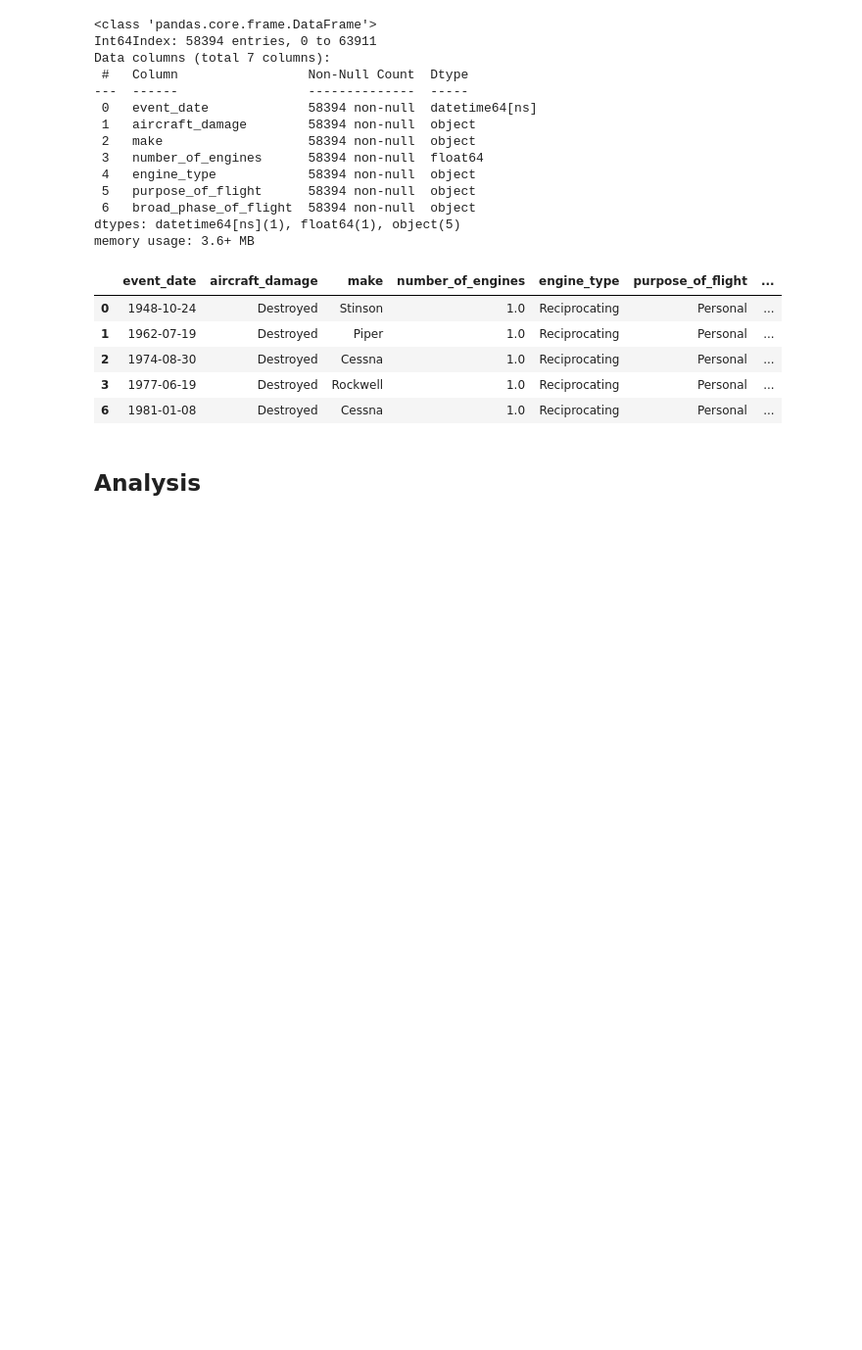
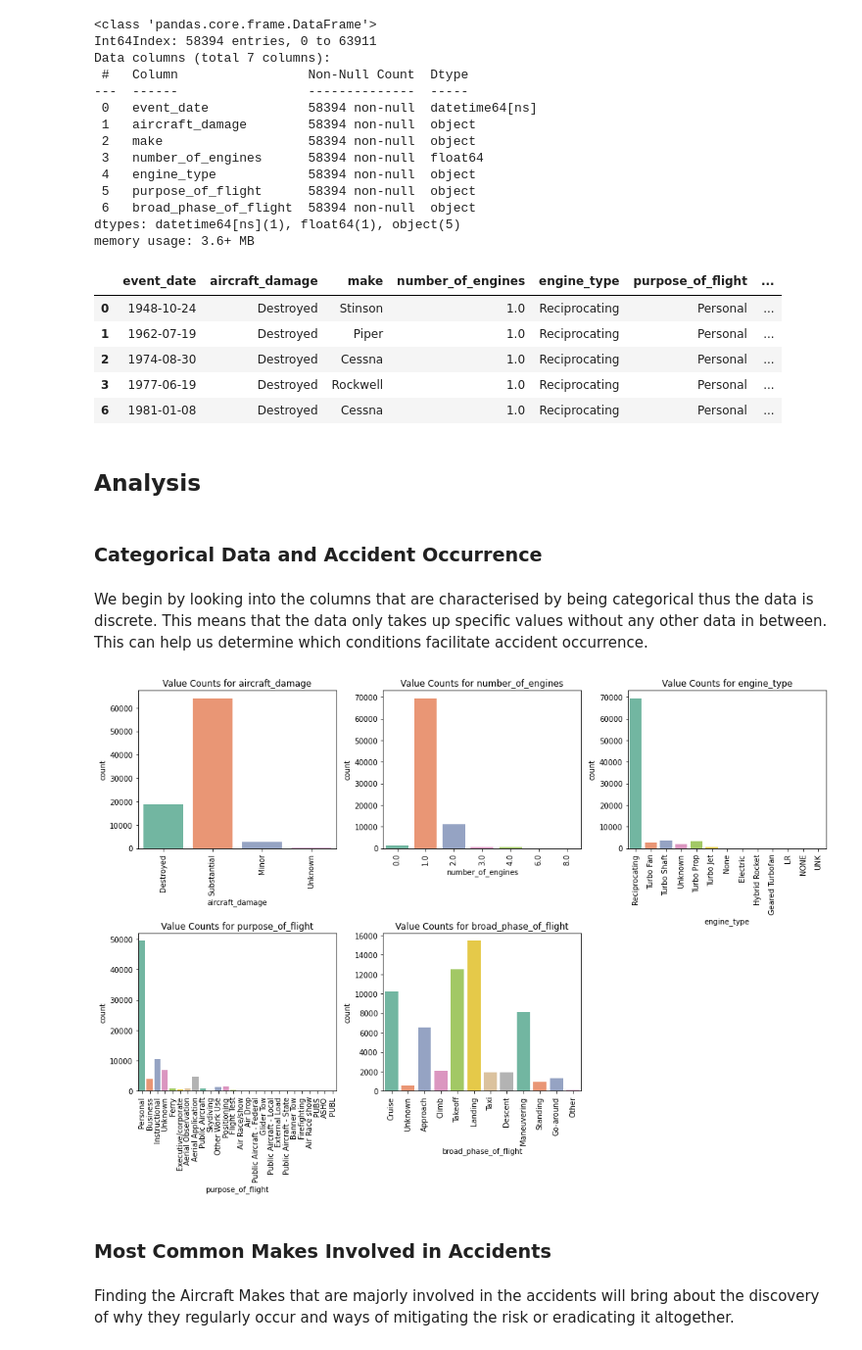
Before and after one commit to CWanderi/Clement_Project_Phase_1, a Jupyter notebook: aviation_company_risk_analysis.ipynb, the cells around one changed output. Shown at 98% size. Cells and saved outputs as stored; diff of their text form; code cells hidden in the pictures; blank space fills up the shorter version.

```diff
--- a/aviation_company_risk_analysis.ipynb
+++ b/aviation_company_risk_analysis.ipynb
@@ -265,3 +265,28 @@ df_filtered['broad_phase_of_flight'] = df_filtered['broad_phase_of_flight'].appl
 df_filtered.to_csv('./data/cleaned_aviation_data_df.csv')
 # %% [markdown]
 ## Analysis
+# %% [markdown]
+### Categorical Data and Accident Occurrence
+# %% [markdown]
+We begin by looking into the columns that are characterised by being categorical thus the data is discrete. This means that the data only takes up specific values without any other data in between. This can help us determine which conditions facilitate accident occurrence.
+# %%
+# Defining the columns you want to plot value counts for
+categorical_columns = ['aircraft_damage', 'number_of_engines', 'engine_type', 'purpose_of_flight', 'broad_phase_of_flight']
+
+# Plotting the value counts for each column
+plt.figure(figsize=(14, 10))
+
+for i, column in enumerate(categorical_columns, 1):
+    plt.subplot(2, 3, i)  # Create subplots to display all value counts
+    sns.countplot(data=df, x=column, palette='Set2')
+    plt.title(f'Value Counts for {column}')
+    plt.xticks(rotation=90)
+    plt.tight_layout()
+
+plt.show()
+# %% [output]
+[figure, added]
+# %% [markdown]
+### Most Common Makes Involved in Accidents
+# %% [markdown]
+Finding the Aircraft Makes that are majorly involved in the accidents will bring about the discovery of why they regularly occur and ways of mitigating the risk or eradicating it altogether.
```
Also changed, not shown: parts of 8 cells of this notebook.
